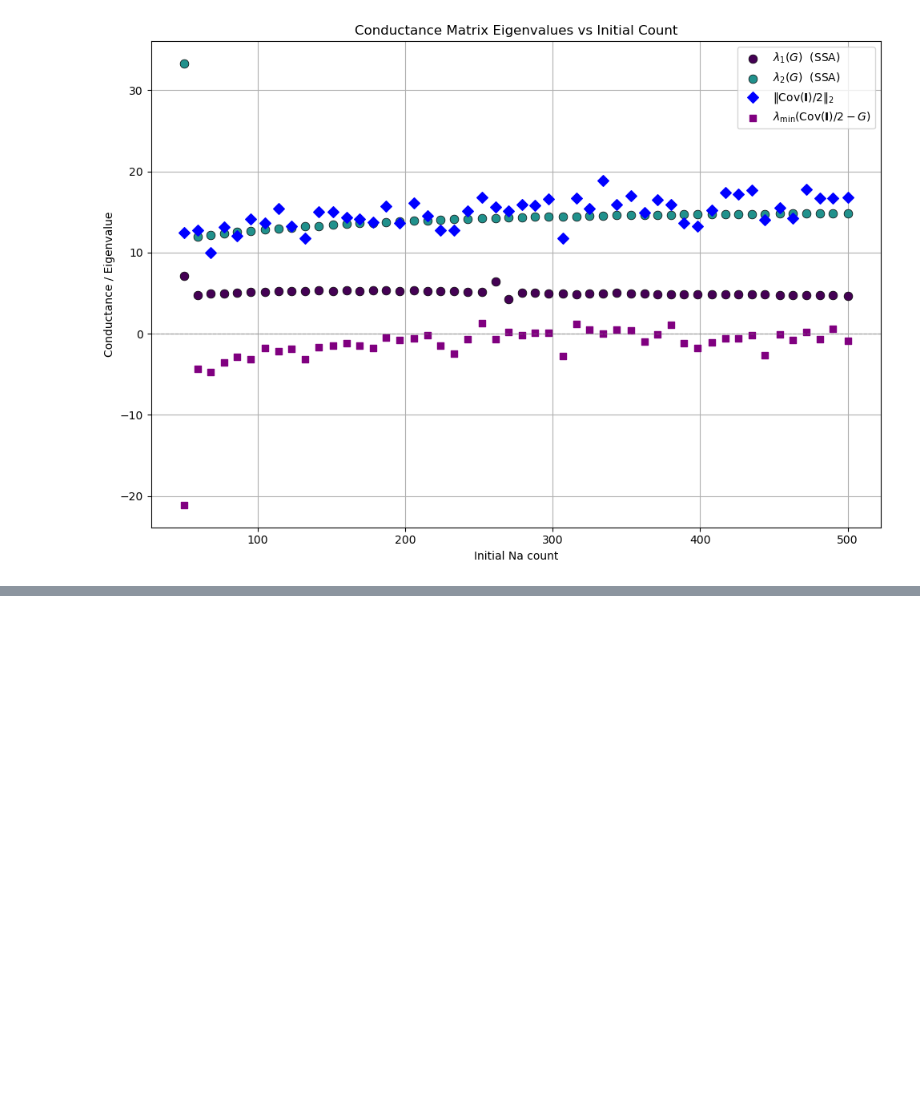
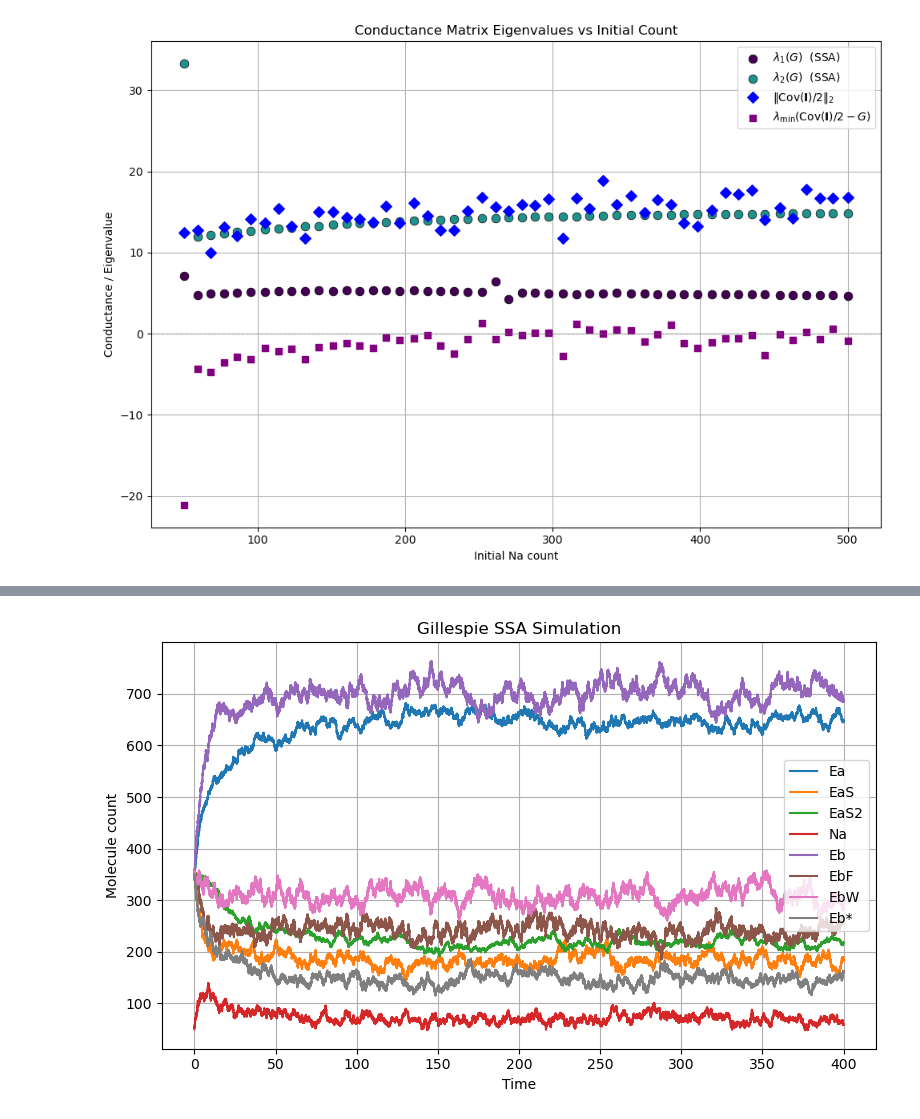
Before and after one commit to FTurci/conductance-chem-net, a Jupyter notebook: students/Will/Gillespie_simulations/OOP_test_file.ipynb, the cells around one changed output, grey strips where cells are left out. Cells and saved outputs as stored; diff of their text form; code cells hidden in the pictures; blank space fills up the shorter version.

```diff
--- a/students/Will/Gillespie_simulations/OOP_test_file.ipynb
+++ b/students/Will/Gillespie_simulations/OOP_test_file.ipynb
@@ -260,0 +386,11 @@ SIM2.plot_conductance(
+# %%
+# module3 = CombiningModules(module1_for_simulating, module2_for_simulating)
+# module3.stoich_matrix
+
+m1 = ModuleProperties(SM, 3, species_names)
+
+m1.calculate_fundamental_resistance_matrix()
+
+m2 = ModuleProperties(SM2, 4, species_names2)
+
+m2.calculate_fundamental_resistance_matrix()
@@ -260,0 +399,18 @@ SIM2.plot_conductance(
+# %%
+m3 = CombiningModules(m1,m2,None,None) # order matters! Require Left feeds into Right
+
+module3_for_simulating = ModuleProperties(m3.stoich_matrix, m3.num_internal_species, m3.species_names)
+# %%
+# Build dictionary of counts: names
+
+left_counts_dict  = dict(zip(module1_for_simulating.species_names, initial_counts))
+right_counts_dict = dict(zip(module2_for_simulating.species_names, initial_counts2))
+
+# Create combined rates and counts
+
+combined_initial_counts, combined_rates = m3.build_combined_initial_counts_and_rates(
+    left_initial_counts  = left_counts_dict,
+    right_initial_counts = right_counts_dict,
+    left_rates = rates,
+    right_rates = rates2
+)
@@ -260,0 +435,10 @@ SIM2.plot_conductance(
+# %%
+# Create simulation module variable
+
+SIM3 = RunSSA(module3_for_simulating, combined_initial_counts, combined_rates, 400, 100)
+# %%
+# We can plot the combined module
+
+SIM3.run_SSA_and_plot_counts(store_trajectories=True, starting_pops=None)
+# %% [output]
+[figure, added]
```
Also changed, not shown: parts of 20 cells of this notebook, 1 other file.
